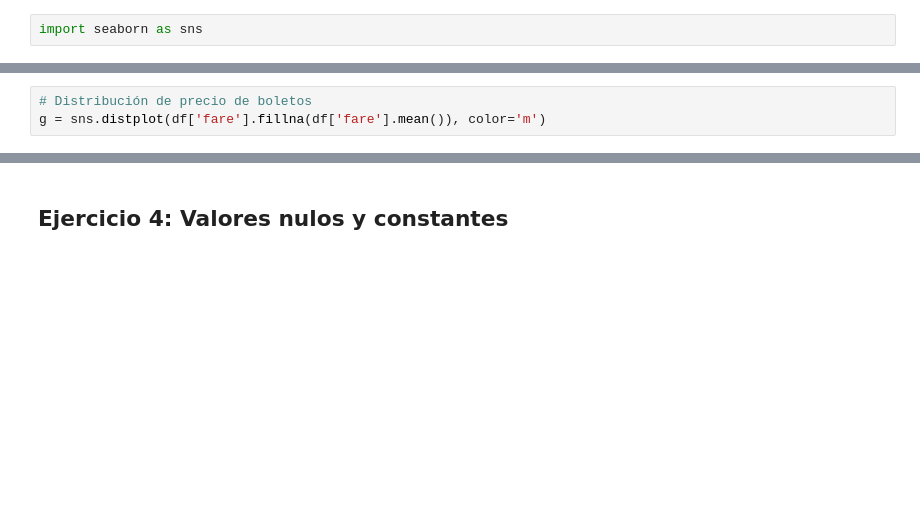
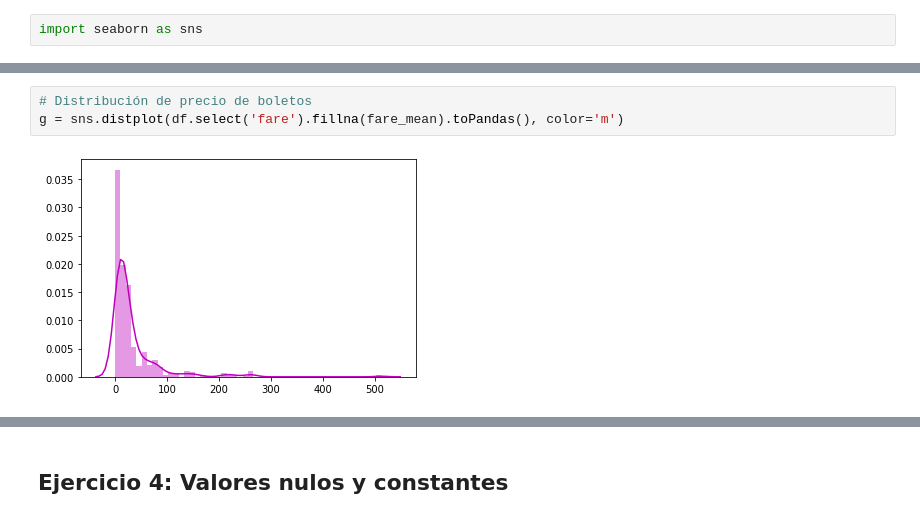
Before and after one commit to arjones/bigdata-workshop-es, a Jupyter notebook: jupyter/notebook/titanic_spark.ipynb, the cells around one changed output, grey strips where cells are left out. Cells and saved outputs as stored; diff of their text form; blank space fills up the shorter version.

```diff
--- a/jupyter/notebook/titanic_spark.ipynb
+++ b/jupyter/notebook/titanic_spark.ipynb
@@ -361,4 +397,6 @@ df[df['fare'].fillna(df['fare'].mean()).isnull()]
 # %%
 # Distribución de precio de boletos
-g = sns.distplot(df['fare'].fillna(df['fare'].mean()), color='m')
+g = sns.distplot(df.select('fare').fillna(fare_mean).toPandas(), color='m')
+# %% [output]
+[figure, added]
 # %%
```
Also changed, not shown: parts of 27 cells of this notebook, 2 other files.
